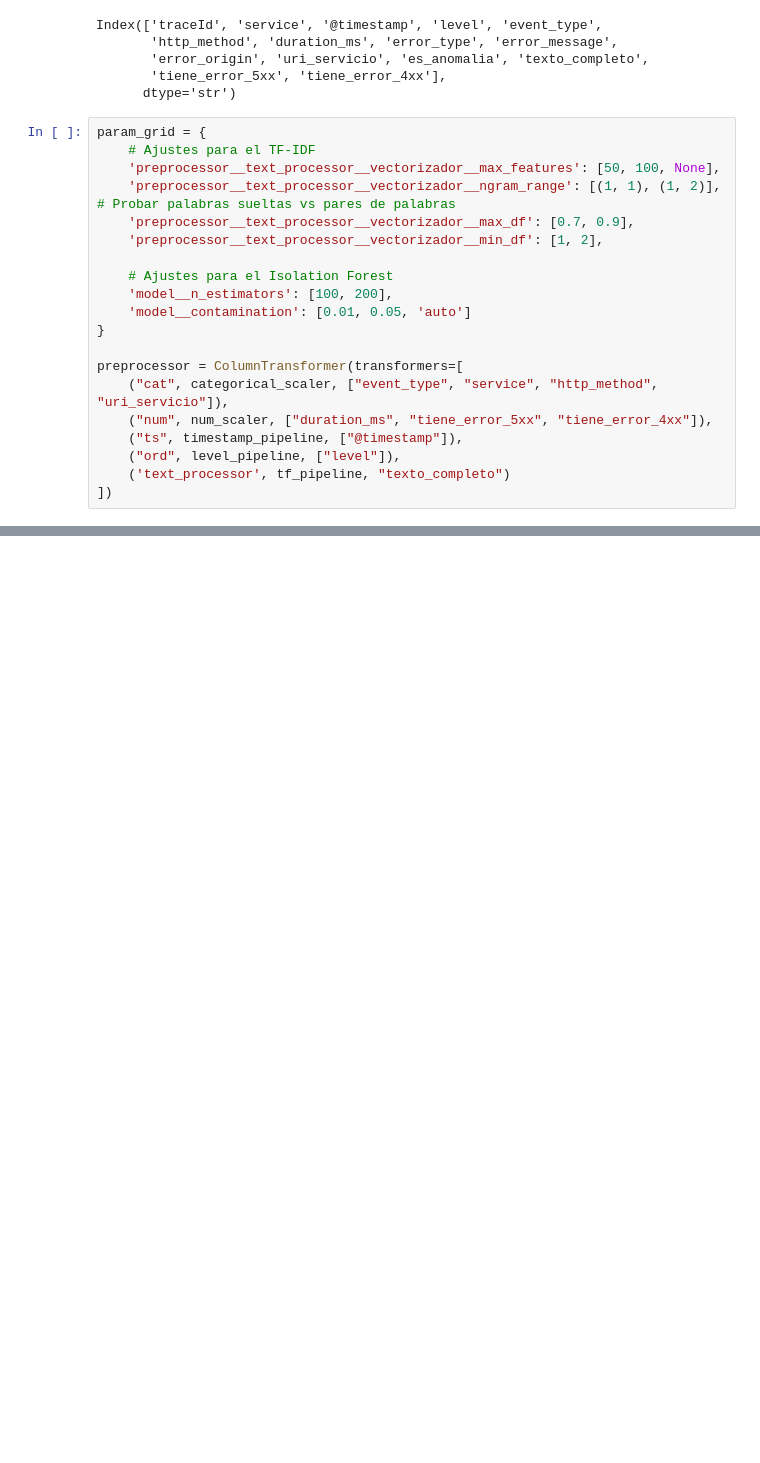
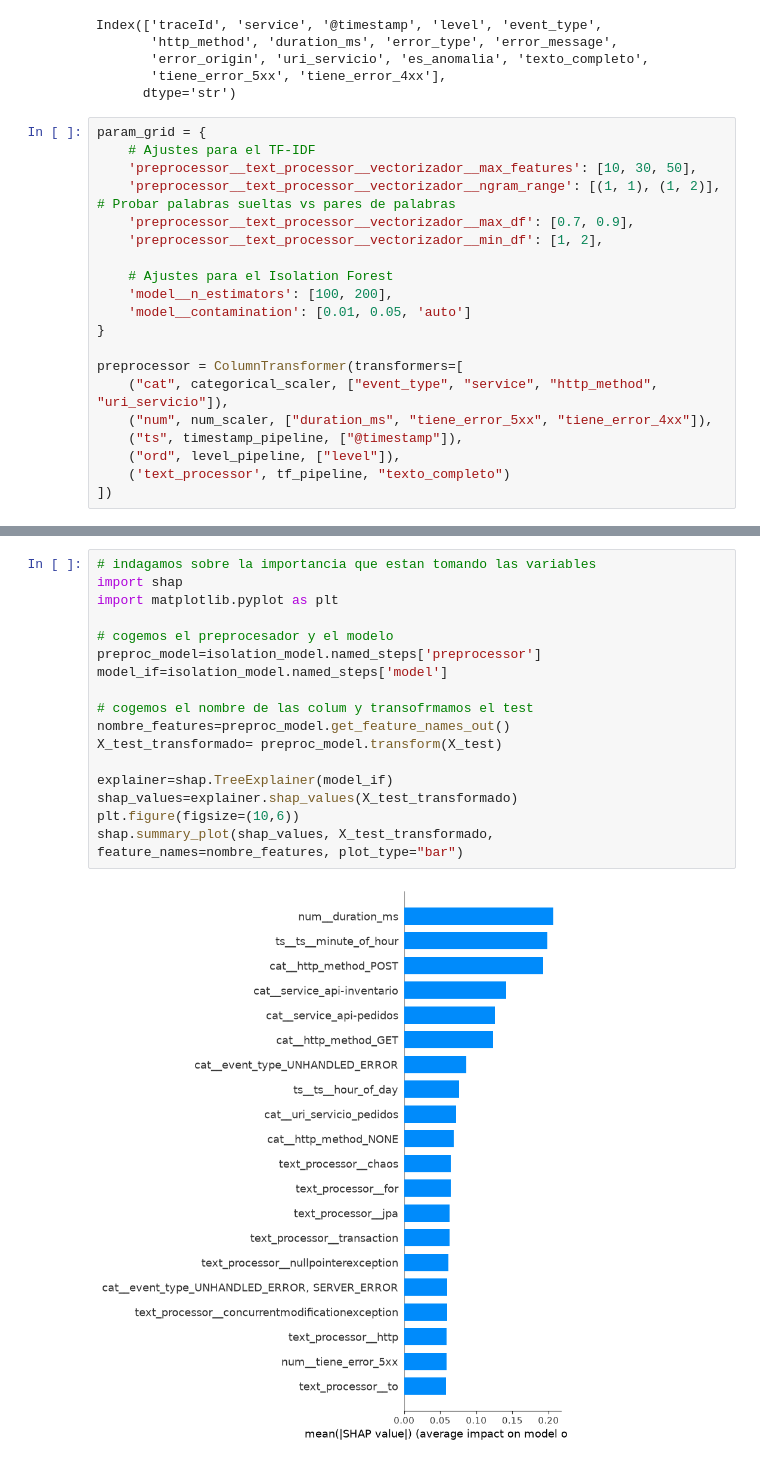
Before and after one commit to Faprin/Analizador-de-Causa-Ra-z-RCA-para-Sistemas-Distribuidos, a Jupyter notebook: ml-predictions/notebooks/01_Isolation_TF-IDF.ipynb, the cells around one changed output, grey strips where cells are left out. Cells and saved outputs as stored; diff of their text form; blank space fills up the shorter version.

Commit message:
feature: shap para feature engineering y cambio de calase TimestampDescompone

```diff
--- a/ml-predictions/notebooks/01_Isolation_TF-IDF.ipynb
+++ b/ml-predictions/notebooks/01_Isolation_TF-IDF.ipynb
@@ -367,7 +370,7 @@ Index(['traceId', 'service', '@timestamp', 'level', 'event_type',
 # %%
 param_grid = {
     # Ajustes para el TF-IDF
-    'preprocessor__text_processor__vectorizador__max_features': [50, 100, None],
+    'preprocessor__text_processor__vectorizador__max_features': [10, 30, 50],
     'preprocessor__text_processor__vectorizador__ngram_range': [(1, 1), (1, 2)], # Probar palabras sueltas vs pares de palabras
     'preprocessor__text_processor__vectorizador__max_df': [0.7, 0.9],
     'preprocessor__text_processor__vectorizador__min_df': [1, 2],
@@ -423,0 +451,19 @@ sns.heatmap(cf_matrix, annot=True, cmap='crest', fmt='d')
+# %%
+# indagamos sobre la importancia que estan tomando las variables
+import shap
+import matplotlib.pyplot as plt
+
+# cogemos el preprocesador y el modelo
+preproc_model=isolation_model.named_steps['preprocessor']
+model_if=isolation_model.named_steps['model']
+
+# cogemos el nombre de las colum y transofrmamos el test
+nombre_features=preproc_model.get_feature_names_out()
+X_test_transformado= preproc_model.transform(X_test)
+
+explainer=shap.TreeExplainer(model_if)
+shap_values=explainer.shap_values(X_test_transformado)
+plt.figure(figsize=(10,6))
+shap.summary_plot(shap_values, X_test_transformado, feature_names=nombre_features, plot_type="bar")
+# %% [output]
+[figure, added]
```
Also changed, not shown: parts of 14 cells of this notebook.
